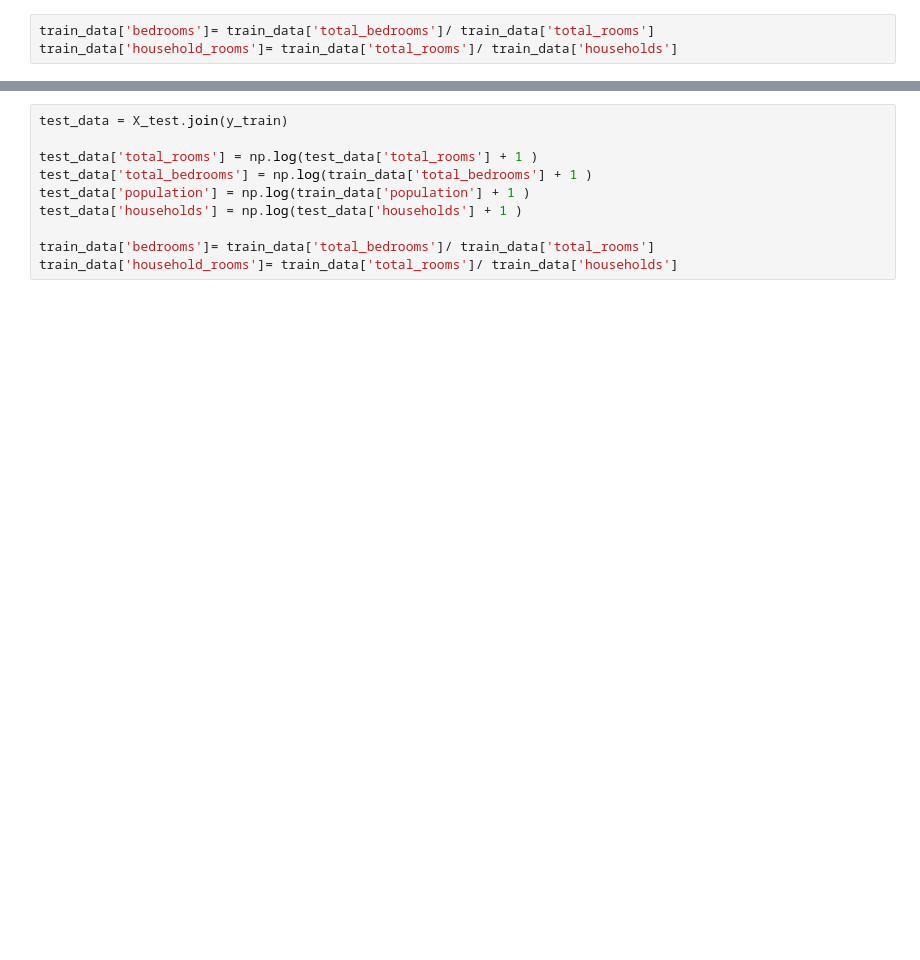
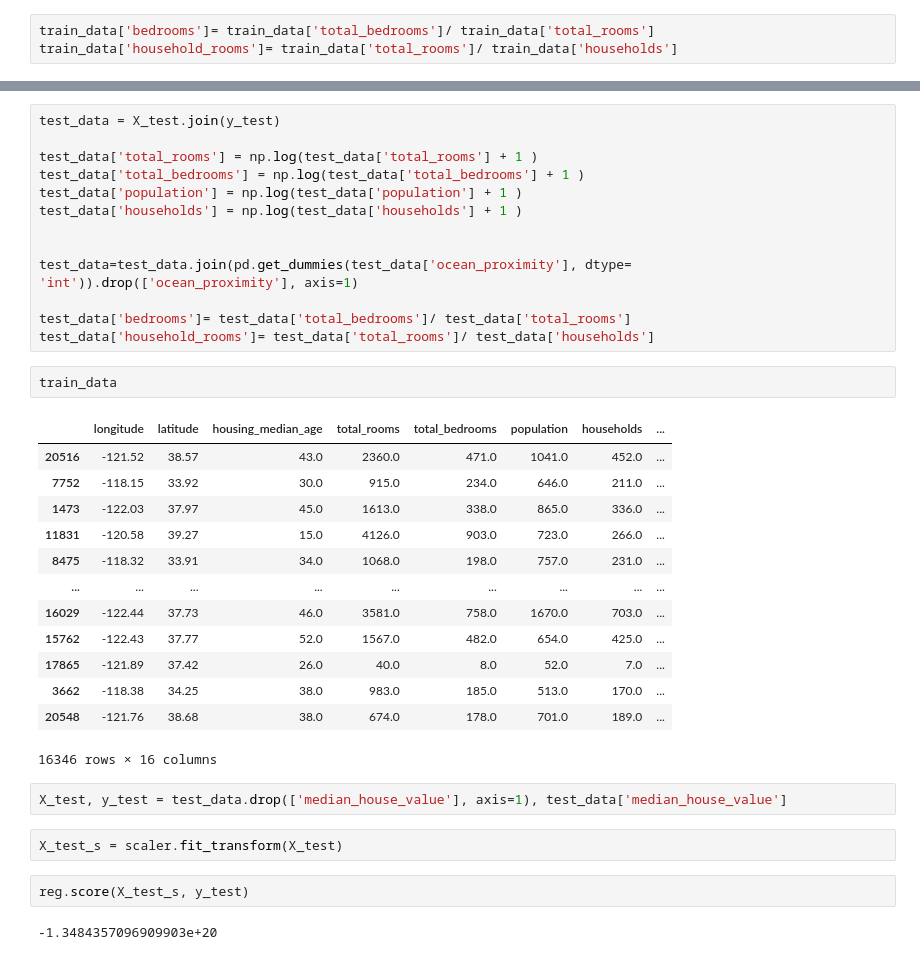
Before and after one commit to NajiId/House-Prices-Advanced-Regression, a Jupyter notebook: House price _Advanced Regression .ipynb, the cells around one changed output, grey strips where cells are left out. Saved outputs shown, nothing was run; the diff lists cells and outputs as text; blank space fills up the shorter version.

```diff
--- a/House price _Advanced Regression .ipynb
+++ b/House price _Advanced Regression .ipynb
@@ -206,12 +218,39 @@ reg.fit(X_train,y_train)
 # %% [output]
 LinearRegression()
 # %%
-test_data = X_test.join(y_train)
+test_data = X_test.join(y_test)
 
 test_data['total_rooms'] = np.log(test_data['total_rooms'] + 1 )
-test_data['total_bedrooms'] = np.log(train_data['total_bedrooms'] + 1 )
-test_data['population'] = np.log(train_data['population'] + 1 )
+test_data['total_bedrooms'] = np.log(test_data['total_bedrooms'] + 1 )
+test_data['population'] = np.log(test_data['population'] + 1 )
 test_data['households'] = np.log(test_data['households'] + 1 )
 
-train_data['bedrooms']= train_data['total_bedrooms']/ train_data['total_rooms']
-train_data['household_rooms']= train_data['total_rooms']/ train_data['households']
+
+test_data=test_data.join(pd.get_dummies(test_data['ocean_proximity'], dtype= 'int')).drop(['ocean_proximity'], axis=1)
+
+test_data['bedrooms']= test_data['total_bedrooms']/ test_data['total_rooms']
+test_data['household_rooms']= test_data['total_rooms']/ test_data['households']
+# %%
+train_data
+# %% [output]
+|  | longitude | latitude | housing_median_age | total_rooms | total_bedrooms | population | households | ... |
+| 20516 | -121.52 | 38.57 | 43.0 | 2360.0 | 471.0 | 1041.0 | 452.0 | ... |
+| 7752 | -118.15 | 33.92 | 30.0 | 915.0 | 234.0 | 646.0 | 211.0 | ... |
+| 1473 | -122.03 | 37.97 | 45.0 | 1613.0 | 338.0 | 865.0 | 336.0 | ... |
+| 11831 | -120.58 | 39.27 | 15.0 | 4126.0 | 903.0 | 723.0 | 266.0 | ... |
+| 8475 | -118.32 | 33.91 | 34.0 | 1068.0 | 198.0 | 757.0 | 231.0 | ... |
+| ... | ... | ... | ... | ... | ... | ... | ... | ... |
+| 16029 | -122.44 | 37.73 | 46.0 | 3581.0 | 758.0 | 1670.0 | 703.0 | ... |
+| 15762 | -122.43 | 37.77 | 52.0 | 1567.0 | 482.0 | 654.0 | 425.0 | ... |
+| 17865 | -121.89 | 37.42 | 26.0 | 40.0 | 8.0 | 52.0 | 7.0 | ... |
+| 3662 | -118.38 | 34.25 | 38.0 | 983.0 | 185.0 | 513.0 | 170.0 | ... |
+| 20548 | -121.76 | 38.68 | 38.0 | 674.0 | 178.0 | 701.0 | 189.0 | ... |
+16346 rows × 16 columns
+# %%
+X_test, y_test = test_data.drop(['median_house_value'], axis=1), test_data['median_house_value']
+# %%
+X_test_s = scaler.fit_transform(X_test)
+# %%
+reg.score(X_test_s, y_test)
+# %% [output]
+-1.3484357096909903e+20
```
Also changed, not shown: parts of 17 cells of this notebook.
